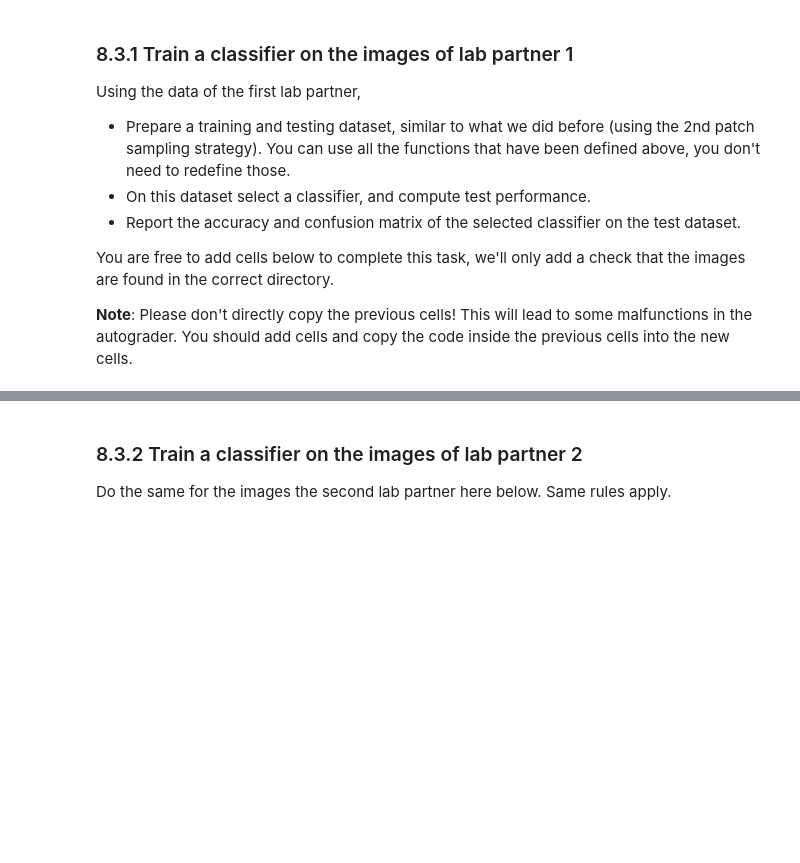
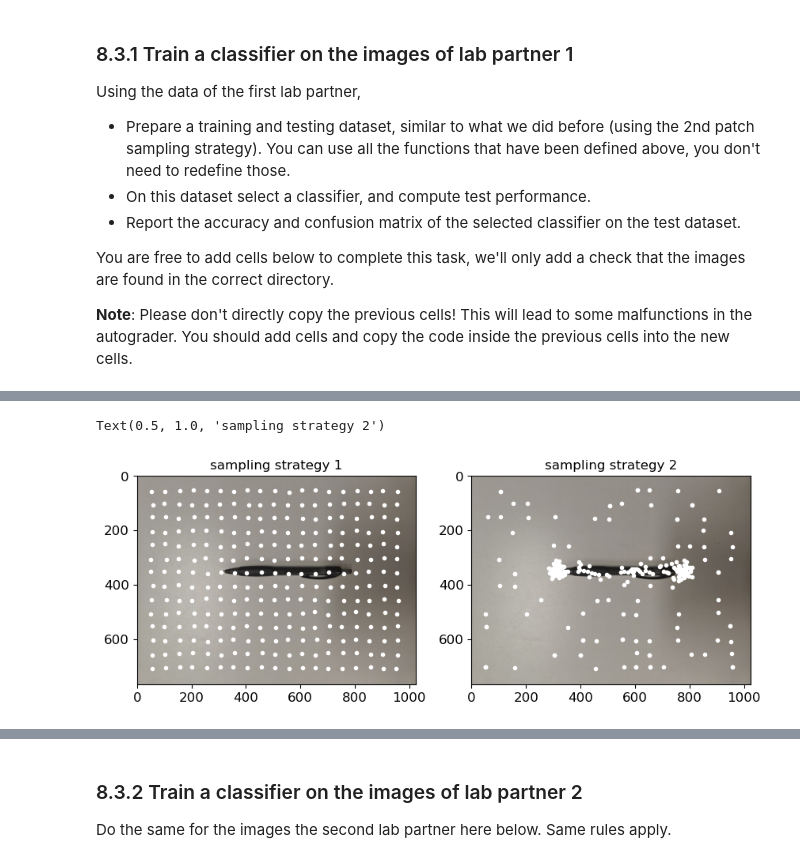
Before and after one commit to kvta1/RO47002, a Jupyter notebook: practicum2/RO47002_week2_cv_project.ipynb, the cells around one changed output, grey strips where cells are left out. Saved outputs shown, nothing was run; the diff lists cells and outputs as text; code cells hidden in the pictures; blank space fills up the shorter version.

```diff
--- a/practicum2/RO47002_week2_cv_project.ipynb
+++ b/practicum2/RO47002_week2_cv_project.ipynb
@@ -1286,0 +1368,20 @@ assert(len(partner1_filenames) >= 30) # we need at least 30 images
+# %%
+# Make points
+
+points1 = sample_points_grid(I) # sampling strategy 1
+points2 = sample_points_around_pen(I, p1, p2) # sampling strategy 2
+
+# plot both sampling strategies in a single figure using subplots
+plt.figure(figsize=(10,12))
+plt.subplot(1,2,1)
+plt.imshow(I_lab1)
+plt.plot(points1[:,0], points1[:,1], 'w.')
+plt.title('sampling strategy 1')
+
+plt.subplot(1,2,2)
+plt.imshow(I_lab1)
+plt.plot(points2[:,0], points2[:,1], 'w.')
+plt.title('sampling strategy 2')
+# %% [output]
+Text(0.5, 1.0, 'sampling strategy 2')
+[figure, added]
```
Also changed, not shown: parts of 35 cells of this notebook, 31 other files.
